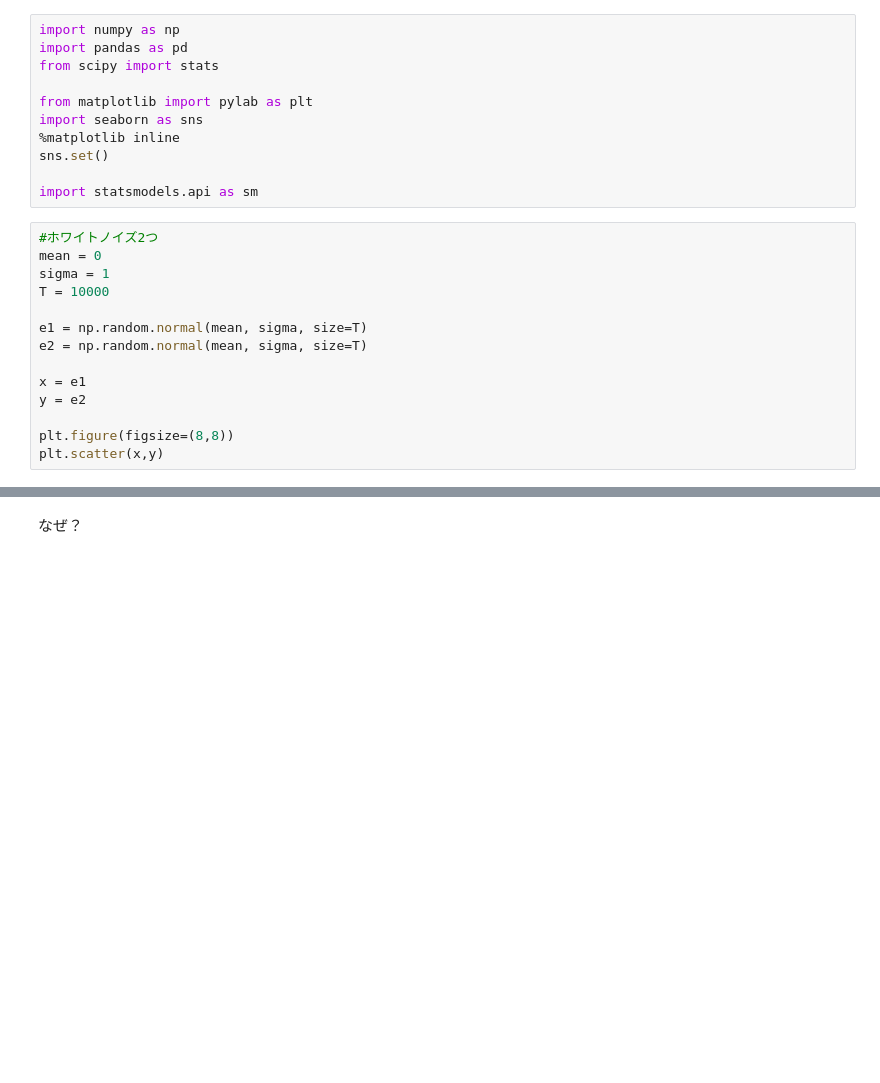
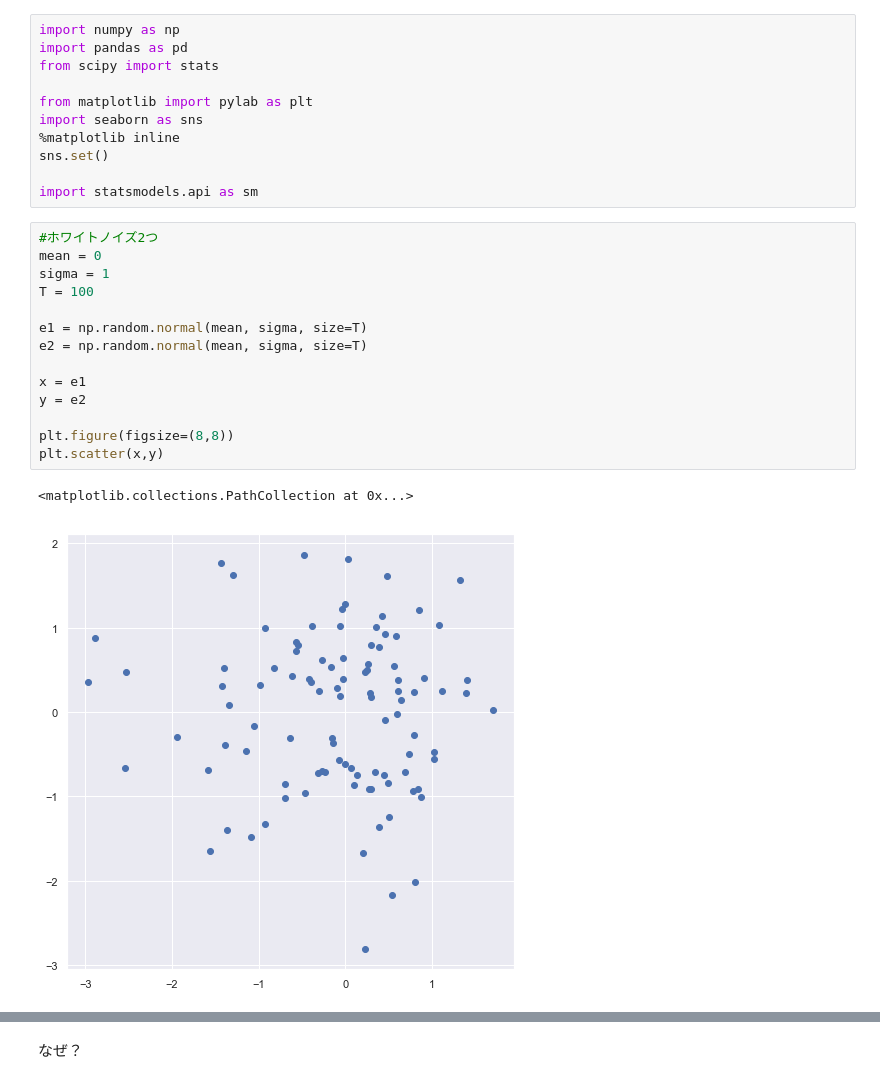
Before and after one commit to Ronmemo/Series_seminar, a Jupyter notebook: hands_on1/4.Regression?.ipynb, the cells around one changed output, grey strips where cells are left out. Drawn from its saved outputs; the diff is of its cells as text; blank space fills up the shorter version.

```diff
--- a/hands_on1/4.Regression?.ipynb
+++ b/hands_on1/4.Regression?.ipynb
@@ -12,17 +12,20 @@ import statsmodels.api as sm
 # %%
 #ホワイトノイズ2つ
 mean = 0
 sigma = 1
-T = 10000
+T = 100
 
 e1 = np.random.normal(mean, sigma, size=T)
 e2 = np.random.normal(mean, sigma, size=T)
 
 x = e1
 y = e2
 
 plt.figure(figsize=(8,8))
 plt.scatter(x,y)
+# %% [output]
+<matplotlib.collections.PathCollection at 0x...>
+[figure, added]
 # %%
 plt.figure(figsize=(12,8))
 plt.plot(x)
```
Also changed, not shown: parts of 8 cells of this notebook, 2 other files.
